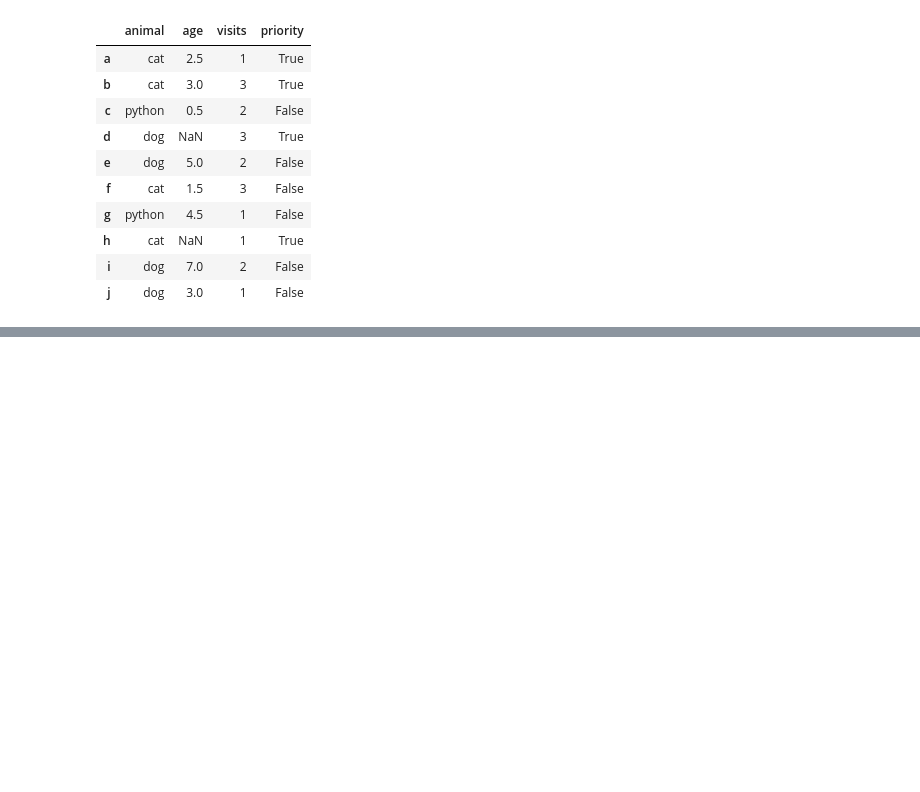
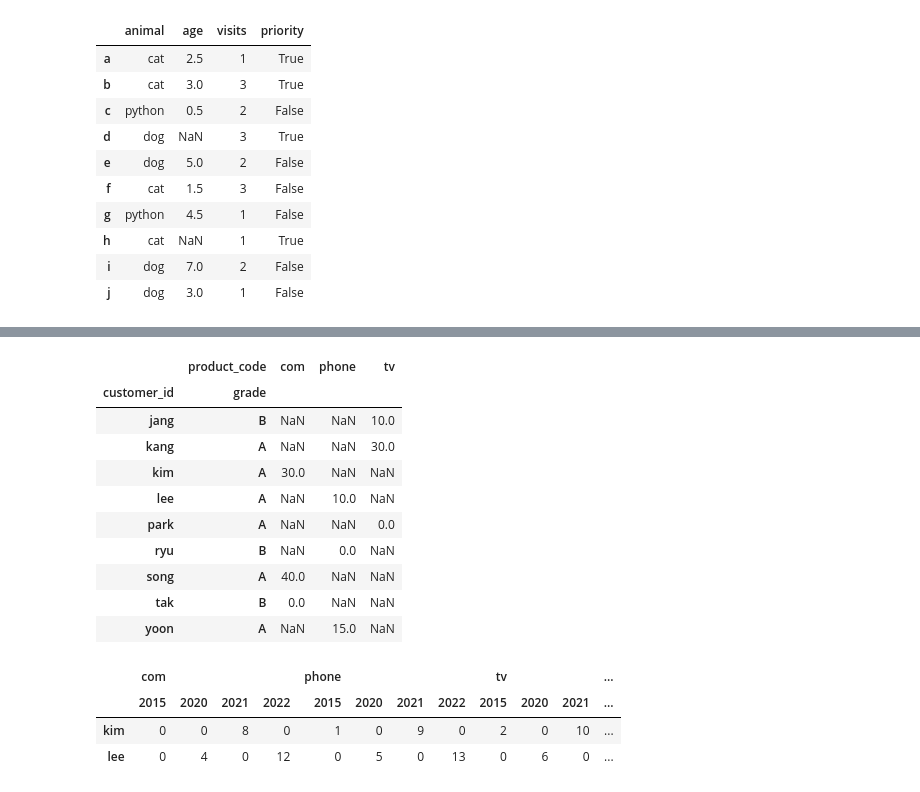
Before and after one commit to SEONGMIN-96/python_jupyter_learn, a Jupyter notebook: pet.ipynb, the cells around one changed output, grey strips where cells are left out. Saved outputs shown, nothing was run; the diff lists cells and outputs as text; code cells hidden in the pictures; blank space fills up the shorter version.

```diff
--- a/pet.ipynb
+++ b/pet.ipynb
@@ -267,0 +370,41 @@ df
+# %%
+# 31 30번 객체를
+#    customer_id 와 grade 를 인덱스로하고 product_code 를 컬럼으로,
+#    purchase_amount 를 값으로, 재구성하시오
+
+df = pd.DataFrame({"customer_id":['kim','lee','park','song','yoon','kang','tak','ryu','jang'],
+               "product_code":['com','phone','tv','com','phone','tv','com','phone','tv'],
+               "grade":['A','A','A','A','A','A','B','B','B'],
+               "purchase_amount":[30,10,0,40,15,30,0,0,10]})
+
+df = df.pivot(index=["customer_id","grade"], columns="product_code", values="purchase_amount")
+df
+# %% [output]
+|  | product_code | com | phone | tv |
+| customer_id | grade |  |  |  |
+| jang | B | NaN | NaN | 10.0 |
+| kang | A | NaN | NaN | 30.0 |
+| kim | A | 30.0 | NaN | NaN |
+| lee | A | NaN | 10.0 | NaN |
+| park | A | NaN | NaN | 0.0 |
+| ryu | B | NaN | 0.0 | NaN |
+| song | A | 40.0 | NaN | NaN |
+| tak | B | 0.0 | NaN | NaN |
+| yoon | A | NaN | 15.0 | NaN |
+# %%
+# 32
+
+df = pd.DataFrame(np.arange(16).reshape(4,4),
+                  index=pd.MultiIndex.from_tuples([('kim','2015'),('lee','2020'),('kim','2021'),('lee','2022')]),
+                  columns=['com','phone','tv','notebook'],
+                  dtype=int)
+df
+#type(df)
+#df = df.stack(level=-1, dropna=True)#.reset_index()
+df = df.unstack(level=1, fill_value=0)
+df
+# %% [output]
+|  | com |  |  |  | phone |  |  |  | tv |  |  | ... |
+|  | 2015 | 2020 | 2021 | 2022 | 2015 | 2020 | 2021 | 2022 | 2015 | 2020 | 2021 | ... |
+| kim | 0 | 0 | 8 | 0 | 1 | 0 | 9 | 0 | 2 | 0 | 10 | ... |
+| lee | 0 | 4 | 0 | 12 | 0 | 5 | 0 | 13 | 0 | 6 | 0 | ... |
```
Also changed, not shown: parts of 14 cells of this notebook, 2 other files.
